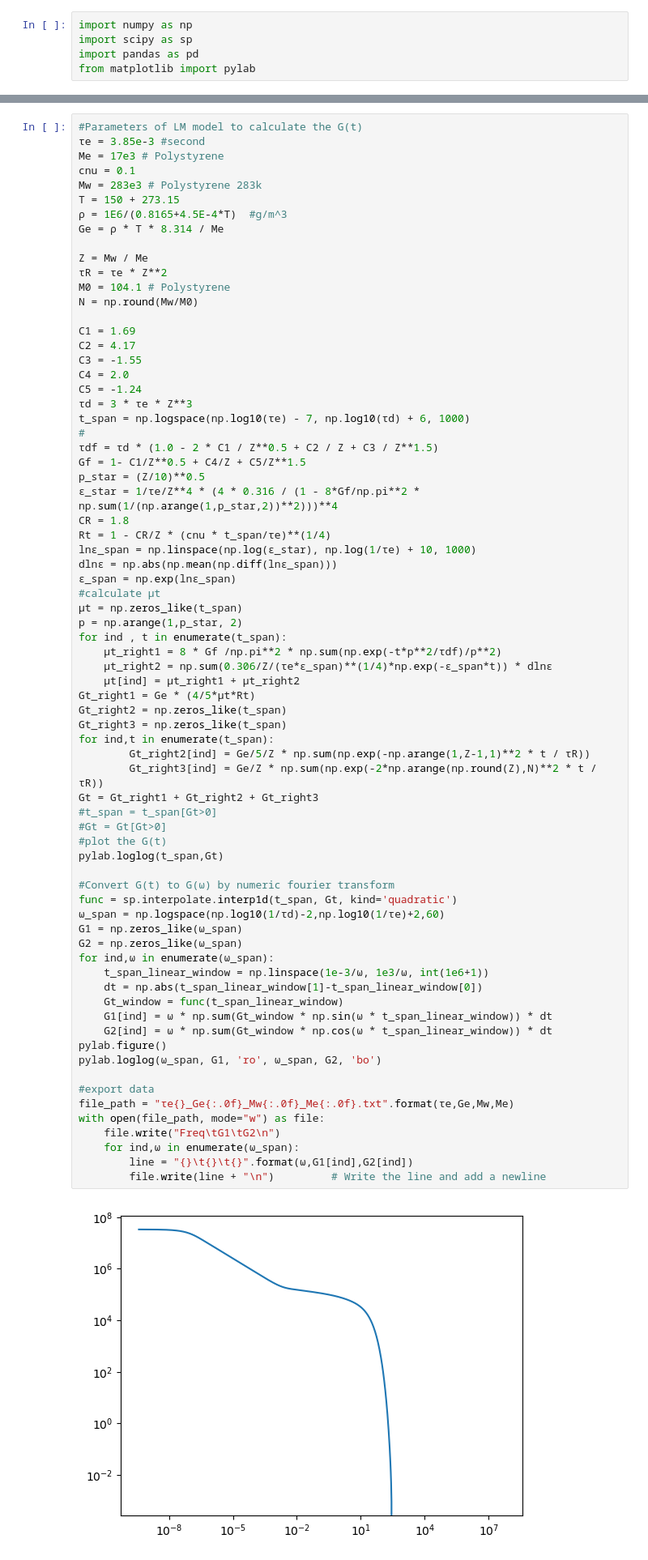
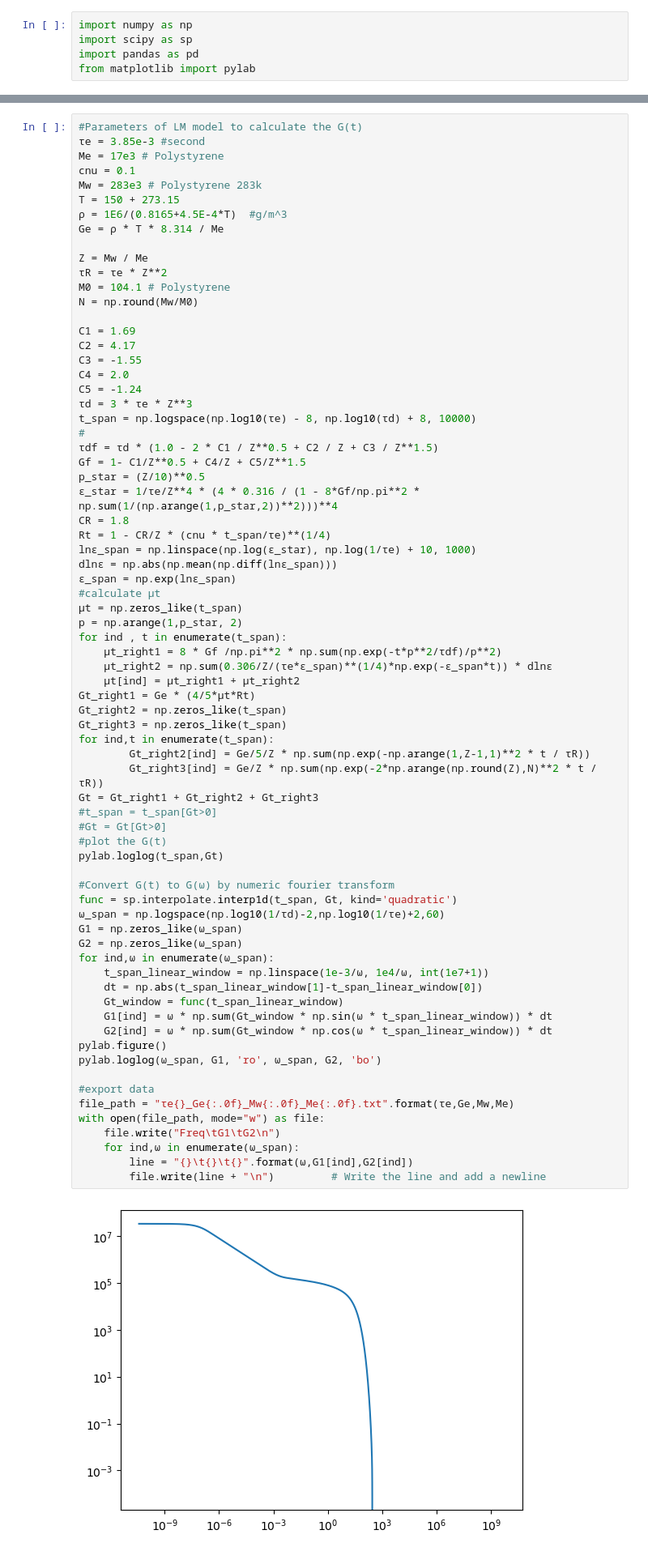
Before and after one commit to libenke/LM_Model, a Jupyter notebook: LM Model.ipynb, the cells around one changed output, grey strips where cells are left out. Shown at 81% size. Drawn from its saved outputs; the diff is of its cells as text.

```diff
--- a/LM Model.ipynb
+++ b/LM Model.ipynb
@@ -85,7 +85,7 @@ C3 = -1.55
 C4 = 2.0
 C5 = -1.24
 τd = 3 * τe * Z**3
-t_span = np.logspace(np.log10(τe) - 7, np.log10(τd) + 6, 1000)
+t_span = np.logspace(np.log10(τe) - 8, np.log10(τd) + 8, 10000)
 #
 τdf = τd * (1.0 - 2 * C1 / Z**0.5 + C2 / Z + C3 / Z**1.5)
 Gf = 1- C1/Z**0.5 + C4/Z + C5/Z**1.5
@@ -109,32 +109,32 @@ Gt_right3 = np.zeros_like(t_span)
 for ind,t in enumerate(t_span):
         Gt_right2[ind] = Ge/5/Z * np.sum(np.exp(-np.arange(1,Z-1,1)**2 * t / τR))
         Gt_right3[ind] = Ge/Z * np.sum(np.exp(-2*np.arange(np.round(Z),N)**2 * t / τR))
 Gt = Gt_right1 + Gt_right2 + Gt_right3
 #t_span = t_span[Gt>0]
 #Gt = Gt[Gt>0]
 #plot the G(t)
 pylab.loglog(t_span,Gt)
 
 #Convert G(t) to G(ω) by numeric fourier transform
 func = sp.interpolate.interp1d(t_span, Gt, kind='quadratic')
 ω_span = np.logspace(np.log10(1/τd)-2,np.log10(1/τe)+2,60)
 G1 = np.zeros_like(ω_span)
 G2 = np.zeros_like(ω_span)
 for ind,ω in enumerate(ω_span):
-    t_span_linear_window = np.linspace(1e-3/ω, 1e3/ω, int(1e6+1))
+    t_span_linear_window = np.linspace(1e-3/ω, 1e4/ω, int(1e7+1))
     dt = np.abs(t_span_linear_window[1]-t_span_linear_window[0])
     Gt_window = func(t_span_linear_window)
     G1[ind] = ω * np.sum(Gt_window * np.sin(ω * t_span_linear_window)) * dt
     G2[ind] = ω * np.sum(Gt_window * np.cos(ω * t_span_linear_window)) * dt
 pylab.figure()
 pylab.loglog(ω_span, G1, 'ro', ω_span, G2, 'bo')
 
 #export data
 file_path = "τe{}_Ge{:.0f}_Mw{:.0f}_Me{:.0f}.txt".format(τe,Ge,Mw,Me)
 with open(file_path, mode="w") as file:
     file.write("Freq\tG1\tG2\n")
     for ind,ω in enumerate(ω_span):
         line = "{}\t{}\t{}".format(ω,G1[ind],G2[ind])
         file.write(line + "\n")         # Write the line and add a newline
 # %% [output]
-[figure, old version]
+[figure, new version]
```
Also changed, not shown: parts of 1 cell of this notebook.
